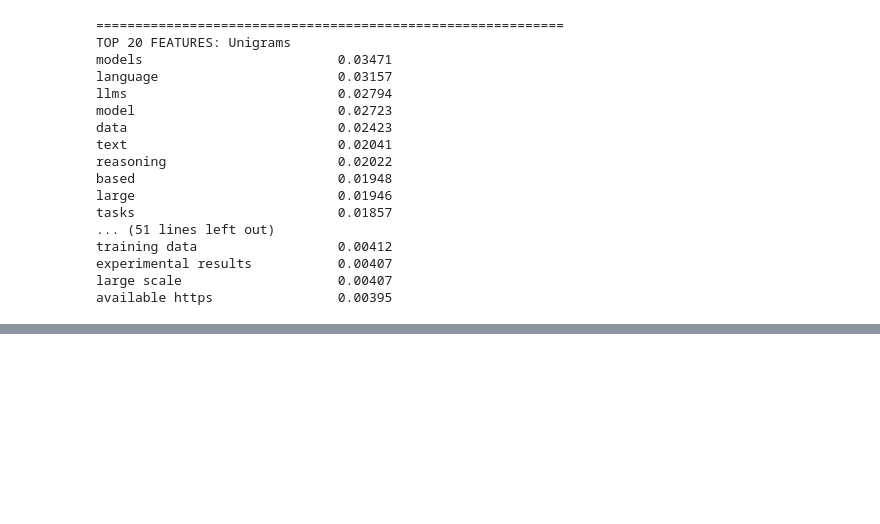
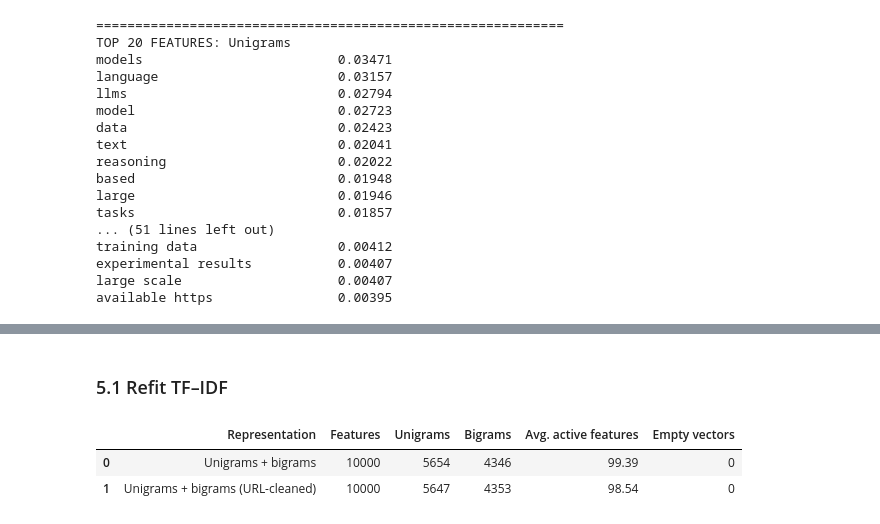
Before and after one commit to artyomturkoff/nlp-research-trends, a Jupyter notebook: 02_feature_engineering.ipynb, the cells around one changed output, grey strips where cells are left out. Cells and saved outputs as stored; diff of their text form; code cells hidden in the pictures; blank space fills up the shorter version.

```diff
--- a/02_feature_engineering.ipynb
+++ b/02_feature_engineering.ipynb
@@ -432,0 +650,75 @@ available https                0.00395
+# %% [markdown]
+### 5.1 Refit TF–IDF
+# %%
+# Keep all baseline parameters unchanged
+vectorizer_clean = TfidfVectorizer(
+    **tfidf_params,
+    ngram_range=(1, 2)
+)
+
+X_clean = vectorizer_clean.fit_transform(
+    df["document_text_no_urls"]
+)
+
+# Retain this new representation
+name_clean = "Unigrams + bigrams (URL-cleaned)"
+
+vectorizers[name_clean] = vectorizer_clean
+matrices[name_clean] = X_clean
+
+# Compare with the original combined representation
+comparison_rows = []
+
+for name in ["Unigrams + bigrams", name_clean]:
+    X = matrices[name]
+    features = vectorizers[name].get_feature_names_out()
+
+    comparison_rows.append({
+        "Representation": name,
+        "Features": X.shape[1],
+        "Unigrams": sum(" " not in t for t in features),
+        "Bigrams": sum(" " in t for t in features),
+        "Avg. active features": X.nnz / X.shape[0],
+        "Empty vectors": (X.getnnz(axis=1) == 0).sum()
+    })
+
+display(pd.DataFrame(comparison_rows).round(2))
+
+# Inspect selected vocabulary terms
+terms_to_check = [
+    "github com",
+    "https github",
+    "available https",
+    "state art",
+    "ica",
+    "zephyr"
+]
+
+print("\nSelected vocabulary terms:")
+for term in terms_to_check:
+    old_present = term in vectorizers[
+        "Unigrams + bigrams"
+    ].vocabulary_
+    new_present = term in vectorizer_clean.vocabulary_
+
+    print(f"{term:20s} Before: {old_present}  After: {new_present}")
+
+# Top 15 bigrams after URL removal
+features = vectorizer_clean.get_feature_names_out()
+mean_weights = np.asarray(X_clean.mean(axis=0)).ravel()
+
+bigram_indices = np.array([
+    i for i, term in enumerate(features) if " " in term
+])
+
+top_bigrams = bigram_indices[
+    np.argsort(mean_weights[bigram_indices])[-15:][::-1]
+]
+
+print("\nTop 15 bigrams after URL removal:")
+for idx in top_bigrams:
+    print(f"{features[idx]:30s} {mean_weights[idx]:.5f}")
+# %% [output]
+|  | Representation | Features | Unigrams | Bigrams | Avg. active features | Empty vectors |
+| 0 | Unigrams + bigrams | 10000 | 5654 | 4346 | 99.39 | 0 |
+| 1 | Unigrams + bigrams (URL-cleaned) | 10000 | 5647 | 4353 | 98.54 | 0 |
```
Also changed, not shown: parts of 9 cells of this notebook.
